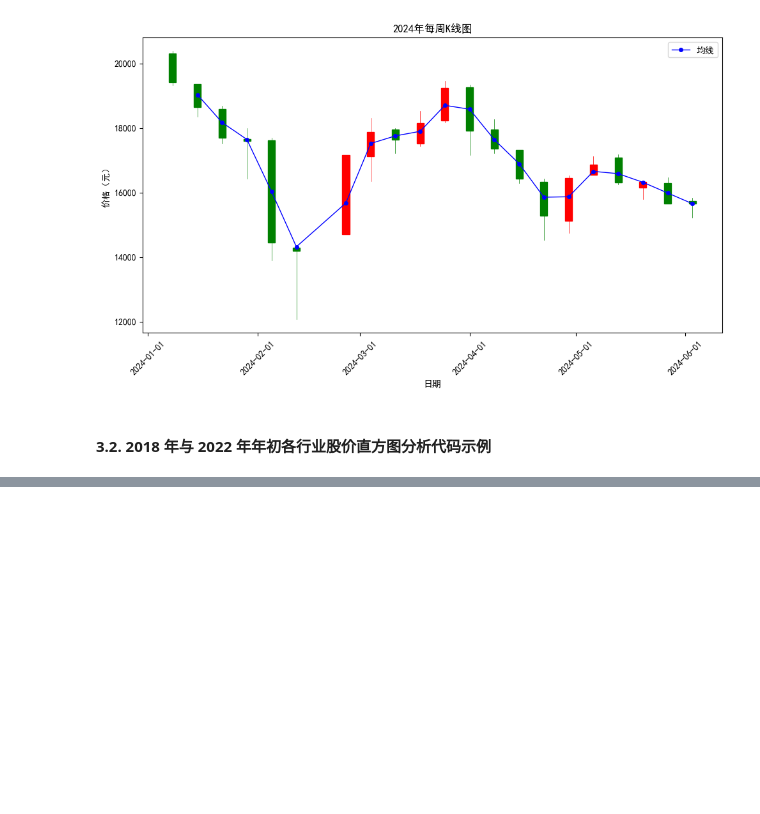
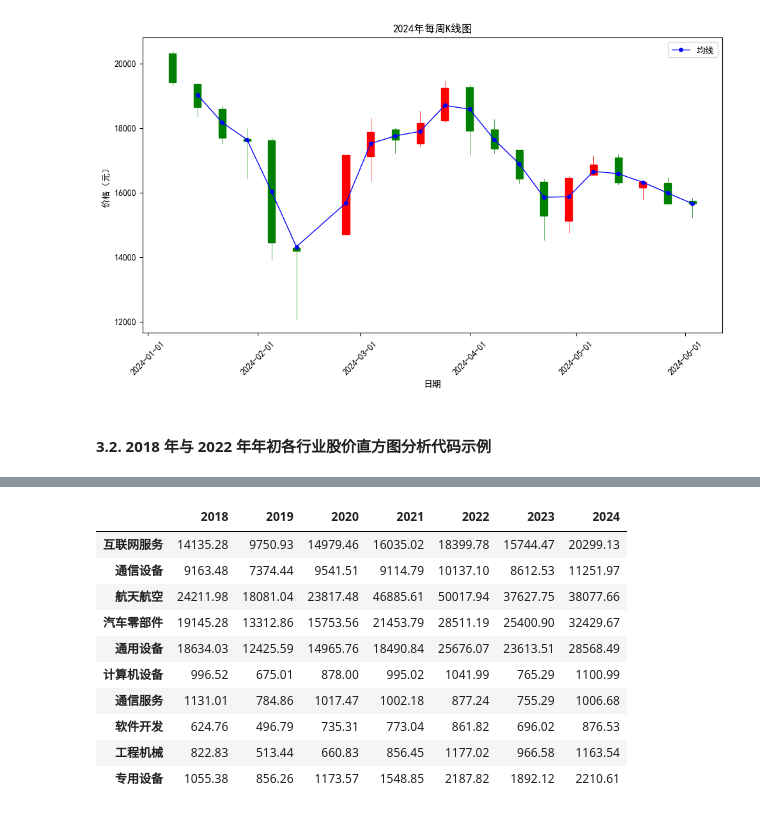
Before and after one commit to R3c0ger/crawling-analysis-and-modeling-of-stock-data, a Jupyter notebook: stock_crawler.ipynb, the cells around one changed output, grey strips where cells are left out. Cells and saved outputs as stored; diff of their text form; code cells hidden in the pictures; blank space fills up the shorter version.

```diff
--- a/stock_crawler.ipynb
+++ b/stock_crawler.ipynb
@@ -544,0 +539,20 @@ Industries = {
+# %%
+industries = {
+    '0447': '互联网服务',
+    '0448': '通信设备',
+    '0480': '航天航空',
+    '0481': '汽车零部件',
+    '0545': '通用设备',
+    '0735': '计算机设备',
+    '0736': '通信服务',
+    '0737': '软件开发',
+    '0739': '工程机械',
+    '0910': '专用设备',
+}
+industries_code = list(industries.keys())
+industries_name = list(industries.values())
+
+# 爬取指定行业的周K线数据
+for code, name in zip(industries_code, industries_name):
+    print(f"Fetching weekly K data for industry {name}...")
+    fetch_category_weekly_k_data(code, save_folder=f'kline_data/BK{code}_kline_data')
@@ -544,0 +577,36 @@ Industries = {
+# %%
+# 将每个行业的周K线数据按年份划分
+category_yearly_df_lists = []
+for code, name in zip(industries_code, industries_name):
+    # 读取行业数据
+    weekly_kline_file = f'kline_data/BK{code}_kline_data/BK{code}_weekly_k_data.xlsx'
+    df = pd.read_excel(weekly_kline_file)
+    # 按年份划分数据
+    yearly_df_list = []
+    for year in df['日期'].str[:4].unique():
+        yearly_df = df[df['日期'].str.startswith(year)]
+        yearly_df_list.append(yearly_df)
+    category_yearly_df_lists.append(yearly_df_list)
+
+# 提取各年年初各行业股价
+category_yearbegin_prices = []
+for yearly_df_list in category_yearly_df_lists:
+    yearbegin_prices = [yearly_df['开盘价'].values[0] for yearly_df in yearly_df_list]
+    category_yearbegin_prices.append(yearbegin_prices)
+
+# pprint(category_yearbegin_prices)
+# 以表格的形式打印
+df_yearbegin_prices = pd.DataFrame(category_yearbegin_prices, index=industries_name, columns=range(2018, 2025))
+df_yearbegin_prices
+# %% [output]
+|  | 2018 | 2019 | 2020 | 2021 | 2022 | 2023 | 2024 |
+| 互联网服务 | 14135.28 | 9750.93 | 14979.46 | 16035.02 | 18399.78 | 15744.47 | 20299.13 |
+| 通信设备 | 9163.48 | 7374.44 | 9541.51 | 9114.79 | 10137.10 | 8612.53 | 11251.97 |
+| 航天航空 | 24211.98 | 18081.04 | 23817.48 | 46885.61 | 50017.94 | 37627.75 | 38077.66 |
+| 汽车零部件 | 19145.28 | 13312.86 | 15753.56 | 21453.79 | 28511.19 | 25400.90 | 32429.67 |
+| 通用设备 | 18634.03 | 12425.59 | 14965.76 | 18490.84 | 25676.07 | 23613.51 | 28568.49 |
+| 计算机设备 | 996.52 | 675.01 | 878.00 | 995.02 | 1041.99 | 765.29 | 1100.99 |
+| 通信服务 | 1131.01 | 784.86 | 1017.47 | 1002.18 | 877.24 | 755.29 | 1006.68 |
+| 软件开发 | 624.76 | 496.79 | 735.31 | 773.04 | 861.82 | 696.02 | 876.53 |
+| 工程机械 | 822.83 | 513.44 | 660.83 | 856.45 | 1177.02 | 966.58 | 1163.54 |
+| 专用设备 | 1055.38 | 856.26 | 1173.57 | 1548.85 | 2187.82 | 1892.12 | 2210.61 |
```
Also changed, not shown: parts of 3 cells of this notebook.
